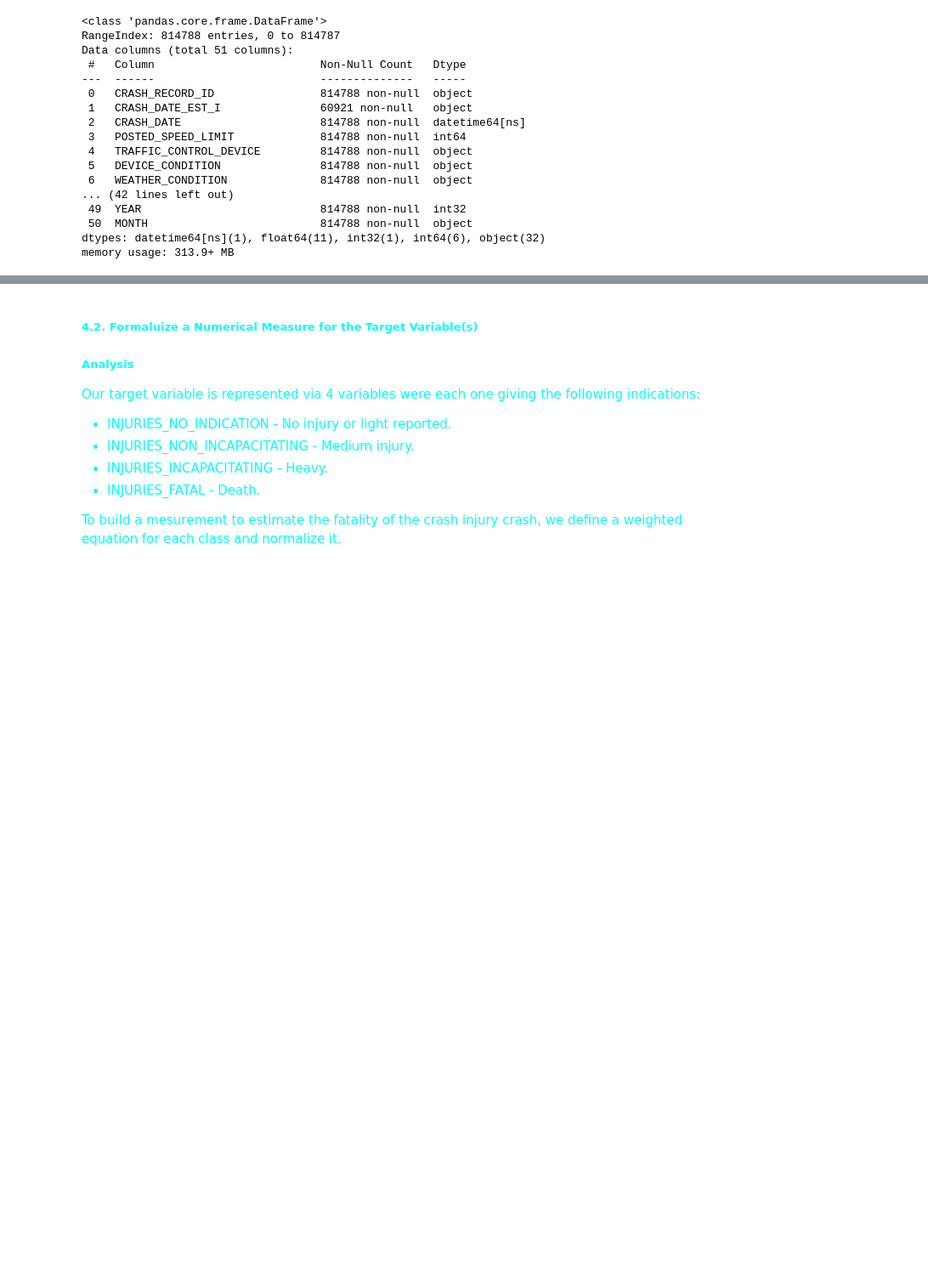
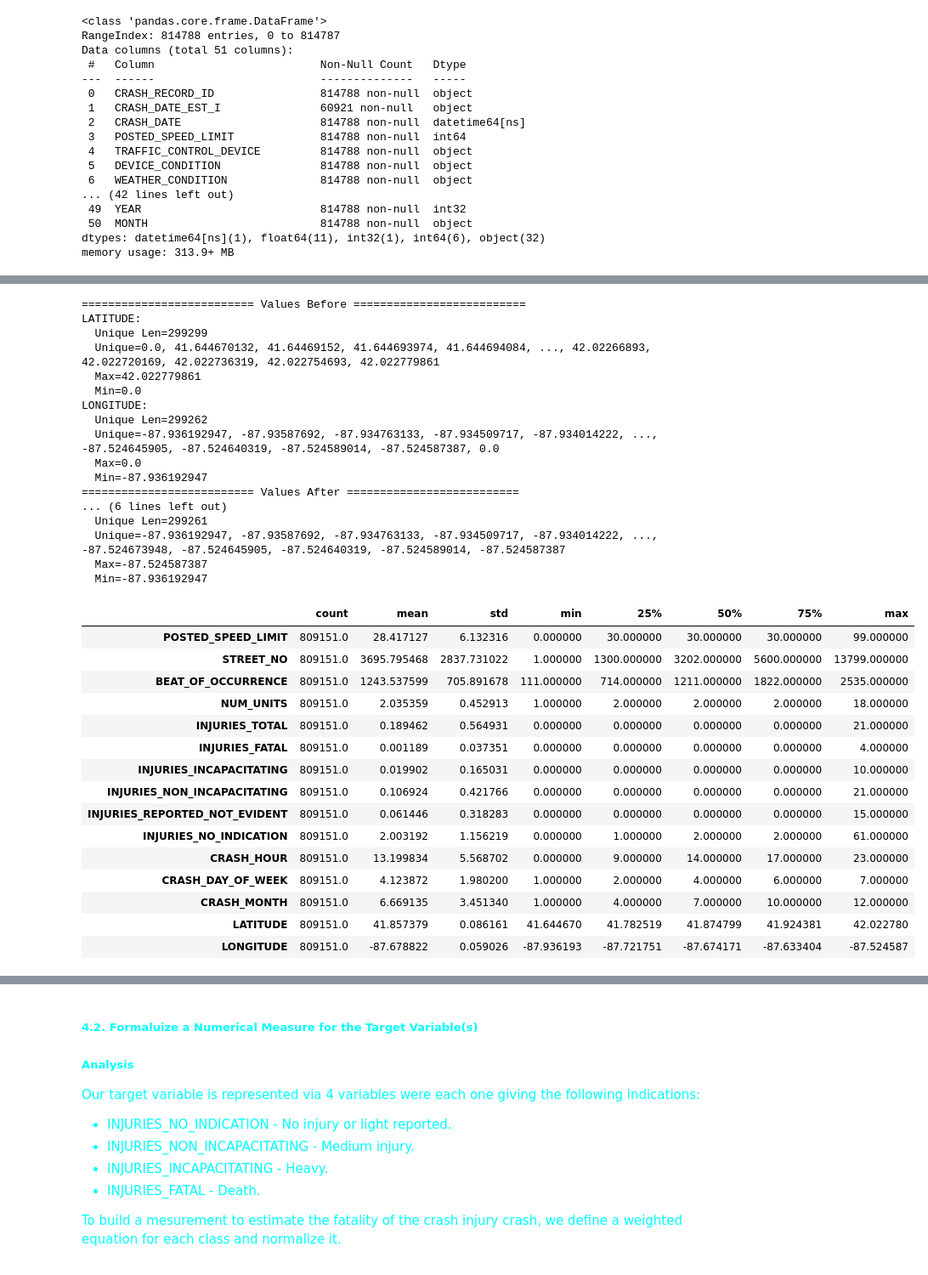
Before and after one commit to mm-khiet/project_dal, a Jupyter notebook: injury_prediction.ipynb, the cells around one changed output, grey strips where cells are left out. Shown at 85% size. Drawn from its saved outputs; the diff is of its cells as text; code cells hidden in the pictures; blank space fills up the shorter version.

```diff
--- a/injury_prediction.ipynb
+++ b/injury_prediction.ipynb
@@ -907,10 +1050,9 @@ df_drop_missing_instances = df_drop_missing_features.copy()
 
 
 def drop_missing_instances(my_df, my_feature):
-    # Remove rows where LATITUDE is NaN
     df_cleaned = my_df.dropna(subset=[my_feature])
     return df_cleaned
-drop_missing_instances(df_drop_missing_features, 'LATITUDE')
-drop_missing_instances(df_drop_missing_features, 'LATITUDE')
+df_drop_missing_instances = drop_missing_instances(df_drop_missing_instances, 'LATITUDE')
+df_drop_missing_instances = drop_missing_instances(df_drop_missing_instances, 'LONGITUDE')
 pass
 # %%
@@ -994,3 +1177,15 @@ It is just ID of the crash, and has no contributation to the prediction model.
 <br>
 
 </span>
+# %%
+# 3.4. Irregular Cardinality
+
+df_handle_irregular_cardinality = df_drop_crash_record.copy()
+
+# Drop feature with cardinality of 1
+df_handle_irregular_cardinality = df_handle_irregular_cardinality.drop('INJURIES_UNKNOWN', axis=1)
+
+# Too high cardinality for categorical features
+# CRASH_RECORD_ID - Already dropped.
+# df_handle_irregular_cardinality = df_handle_irregular_cardinality.drop('CRASH_DATE', axis=1)
+df_handle_irregular_cardinality = df_handle_irregular_cardinality.drop('DATE_POLICE_NOTIFIED', axis=1)
@@ -997,41 +1228,75 @@ It is just ID of the crash, and has no contributation to the prediction model.
 # %%
-# Section x.y. - Fix Ranges and Special Outliers
+# Section 3.5. - Outliers
 
-df_fix_range_issues = df_drop_crash_record.copy()
+df_outliers = df_handle_irregular_cardinality.copy()
 
 print("========================== Values Before ==========================")
-get_continuous_feature_details(df_fix_range_issues, 'LATITUDE')
-get_continuous_feature_details(df_fix_range_issues, 'LONGITUDE')
-# get_continuous_feature_details(df_fix_range_issues, 'LANE_CNT')
+get_continuous_feature_details(df_outliers, 'LATITUDE')
+get_continuous_feature_details(df_outliers, 'LONGITUDE')
+# get_continuous_feature_details(df_fix_range_issues, 'LANE_CNT') # Already dropped due to high missing values
 
 # To remove values for my_feature outside a given range range (including min_value and max_value)
 def remove_invalid_values_outside_given_range(my_df, my_feature, min_value, max_value):
     # Create a mask for values within the range
     valid_mask = (my_df[my_feature] >= min_value) & (my_df[my_feature] <= max_value)
     # Apply the mask to the DataFrame
     filtered_df = my_df[valid_mask]
     return filtered_df
 
 # Define the valid range for LATITUDE
 min_latitude = 41.640
 max_latitude = 42.023
-df_fix_range_issues = remove_invalid_values_outside_given_range(df_fix_range_issues, 'LATITUDE', min_latitude, max_latitude)
+df_outliers = remove_invalid_values_outside_given_range(df_outliers, 'LATITUDE', min_latitude, max_latitude)
 
 # Define the valid range for LONGITUDE
 min_longitude = -87.940
 max_longitude = -87.524
-df_fix_range_issues = remove_invalid_values_outside_given_range(df_fix_range_issues, 'LONGITUDE', min_longitude, max_longitude)
+df_outliers = remove_invalid_values_outside_given_range(df_outliers, 'LONGITUDE', min_longitude, max_longitude)
 
 
 # Already dropped due to high missing values count
 # min_lane_count = 0
 # max_lane_count = 10
 # df_fix_range_issues = remove_invalid_values_outside_given_range(df_fix_range_issues, 'LANE_CNT', min_lane_count, max_lane_count)
 
 
 print("========================== Values After ==========================")
-get_continuous_feature_details(df_fix_range_issues, 'LATITUDE')
-get_continuous_feature_details(df_fix_range_issues, 'LONGITUDE')
+get_continuous_feature_details(df_outliers, 'LATITUDE')
+get_continuous_feature_details(df_outliers, 'LONGITUDE')
 # get_continuous_feature_details(df_fix_range_issues, 'LANE_CNT')
 
-get_continuous_features_tabular_report(df_fix_range_issues).transpose()
+get_continuous_features_tabular_report(df_outliers).transpose()
+# %% [output]
+========================== Values Before ==========================
+LATITUDE:
+  Unique Len=299299
+  Unique=0.0, 41.644670132, 41.64469152, 41.644693974, 41.644694084, ..., 42.02266893, 42.022720169, 42.022736319, 42.022754693, 42.022779861
+  Max=42.022779861
+  Min=0.0
+LONGITUDE:
+  Unique Len=299262
+  Unique=-87.936192947, -87.93587692, -87.934763133, -87.934509717, -87.934014222, ..., -87.524645905, -87.524640319, -87.524589014, -87.524587387, 0.0
+  Max=0.0
+  Min=-87.936192947
+========================== Values After ==========================
+... (6 lines left out)
+  Unique Len=299261
+  Unique=-87.936192947, -87.93587692, -87.934763133, -87.934509717, -87.934014222, ..., -87.524673948, -87.524645905, -87.524640319, -87.524589014, -87.524587387
+  Max=-87.524587387
+  Min=-87.936192947
+|  | count | mean | std | min | 25% | 50% | 75% | max |
+| POSTED_SPEED_LIMIT | 809151.0 | 28.417127 | 6.132316 | 0.000000 | 30.000000 | 30.000000 | 30.000000 | 99.000000 |
+| STREET_NO | 809151.0 | 3695.795468 | 2837.731022 | 1.000000 | 1300.000000 | 3202.000000 | 5600.000000 | 13799.000000 |
+| BEAT_OF_OCCURRENCE | 809151.0 | 1243.537599 | 705.891678 | 111.000000 | 714.000000 | 1211.000000 | 1822.000000 | 2535.000000 |
+| NUM_UNITS | 809151.0 | 2.035359 | 0.452913 | 1.000000 | 2.000000 | 2.000000 | 2.000000 | 18.000000 |
+| INJURIES_TOTAL | 809151.0 | 0.189462 | 0.564931 | 0.000000 | 0.000000 | 0.000000 | 0.000000 | 21.000000 |
+| INJURIES_FATAL | 809151.0 | 0.001189 | 0.037351 | 0.000000 | 0.000000 | 0.000000 | 0.000000 | 4.000000 |
+| INJURIES_INCAPACITATING | 809151.0 | 0.019902 | 0.165031 | 0.000000 | 0.000000 | 0.000000 | 0.000000 | 10.000000 |
+| INJURIES_NON_INCAPACITATING | 809151.0 | 0.106924 | 0.421766 | 0.000000 | 0.000000 | 0.000000 | 0.000000 | 21.000000 |
+| INJURIES_REPORTED_NOT_EVIDENT | 809151.0 | 0.061446 | 0.318283 | 0.000000 | 0.000000 | 0.000000 | 0.000000 | 15.000000 |
+| INJURIES_NO_INDICATION | 809151.0 | 2.003192 | 1.156219 | 0.000000 | 1.000000 | 2.000000 | 2.000000 | 61.000000 |
+| CRASH_HOUR | 809151.0 | 13.199834 | 5.568702 | 0.000000 | 9.000000 | 14.000000 | 17.000000 | 23.000000 |
+| CRASH_DAY_OF_WEEK | 809151.0 | 4.123872 | 1.980200 | 1.000000 | 2.000000 | 4.000000 | 6.000000 | 7.000000 |
+| CRASH_MONTH | 809151.0 | 6.669135 | 3.451340 | 1.000000 | 4.000000 | 7.000000 | 10.000000 | 12.000000 |
+| LATITUDE | 809151.0 | 41.857379 | 0.086161 | 41.644670 | 41.782519 | 41.874799 | 41.924381 | 42.022780 |
+| LONGITUDE | 809151.0 | -87.678822 | 0.059026 | -87.936193 | -87.721751 | -87.674171 | -87.633404 | -87.524587 |
```
Also changed, not shown: parts of 53 cells of this notebook.
